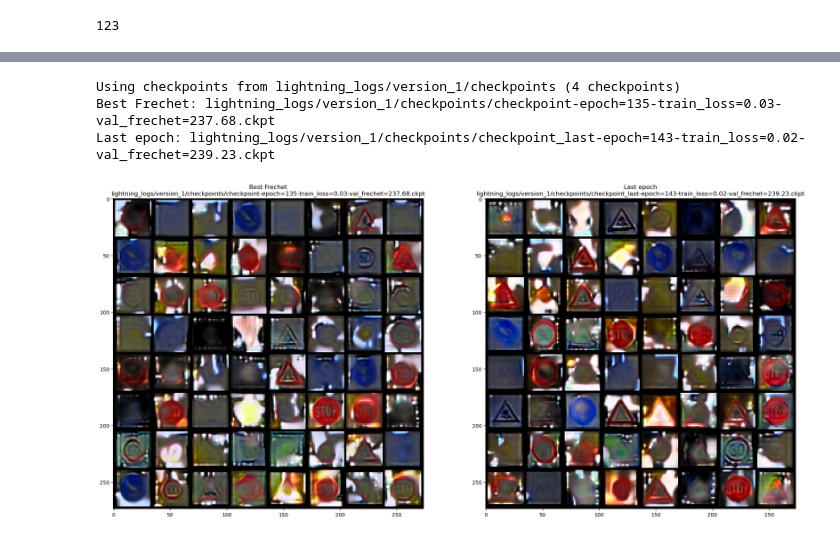
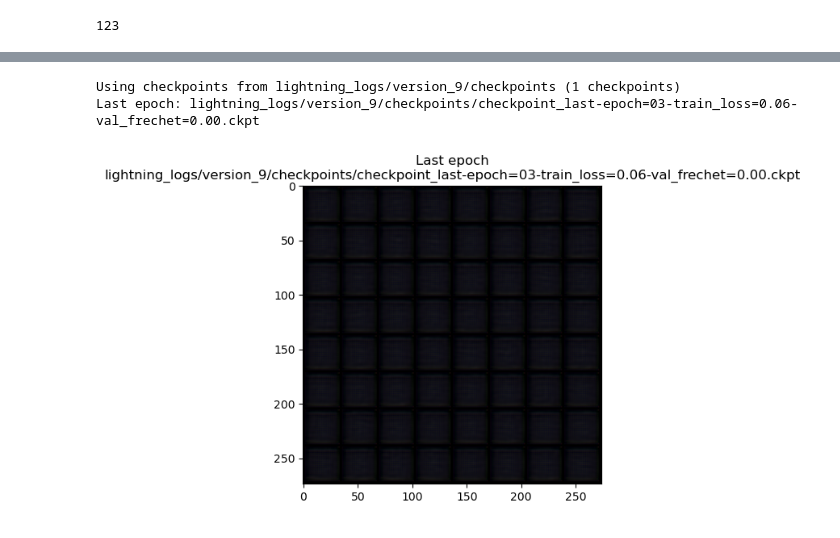
Before and after one commit to SNURTEL/24l-ssne, a Jupyter notebook: proj4/piatek_owienko_schafer_miniproject4.ipynb, the cells around one changed output, grey strips where cells are left out. Drawn from its saved outputs; the diff is of its cells as text; code cells hidden in the pictures.

Commit message:
Prep for basic ddpm on 400+ epochs

```diff
--- a/proj4/piatek_owienko_schafer_miniproject4.ipynb
+++ b/proj4/piatek_owienko_schafer_miniproject4.ipynb
@@ -68,7 +68,7 @@ class ImagesDataModule(pl.LightningDataModule):
         self._train, self._val, self._test = torch.utils.data.random_split(dataset, [train_size, val_size, test_size])
 
     def train_dataloader(self) -> TRAIN_DATALOADERS:
-        return DataLoader(self._train, batch_size=2048, shuffle=True, num_workers=12 if not self._in_memory else 0, pin_memory=True)
+        return DataLoader(self._train, batch_size=1024, shuffle=True, num_workers=12 if not self._in_memory else 0, pin_memory=True)
 
     def val_dataloader(self) -> EVAL_DATALOADERS:
         return DataLoader(self._val, batch_size=1024, shuffle=False, num_workers=12 if not self._in_memory else 0, pin_memory=True)
@@ -258,7 +243,7 @@ transform = transforms.Compose([
     transforms.Normalize((0.5, 0.5, 0.5,), (0.5, 0.5, 0.5)),
 ])
 
-dm = ImagesDataModule('data/trafic_32', transform, val_fraction=0.1, test_fraction=0.)
+dm = ImagesDataModule('data/trafic_32', transform, val_fraction=0.005, test_fraction=0.)
 # %%
 # CHECKPOINT: str | None = 'lightning_logs/version_0/checkpoints/checkpoint-epoch=47-val_frechet=253.98.ckpt'
 CHECKPOINT: str | None = None
@@ -285,14 +270,20 @@ last_epoch_callback = ModelCheckpoint(
     filename="checkpoint_last-{epoch:02d}-{train_loss:.2f}-{val_frechet:.2f}",
 )
 
+periodic_callback = ModelCheckpoint(
+    save_top_k=-1,
+    every_n_epochs=20,
+    filename="checkpoint_periodic-{epoch:02d}-{train_loss:.2f}-{val_frechet:.2f}",
+)
+
 trainer = pl.Trainer(
-    max_epochs=150,
+    max_epochs=400,
     callbacks=[
-        best_frechet_callback,
+        # best_frechet_callback,
+        periodic_callback,
         last_epoch_callback
     ],
-    log_every_n_steps=16,  # Dataset size / n batches with batch size 2048
-    check_val_every_n_epoch=8
+    check_val_every_n_epoch=1
 )
 
 trainer.fit(model, datamodule=dm, ckpt_path=CHECKPOINT)
@@ -336,31 +313,38 @@ LOGS_PATH = Path("lightning_logs")
 CHECKPOINTS_PATH = max(LOGS_PATH.glob("./*"), key=lambda x: int(x.name.split("_")[-1])) / "checkpoints"
 print(f"Using checkpoints from {CHECKPOINTS_PATH} ({len([f for f in CHECKPOINTS_PATH.glob('./*')])} checkpoints)")
 
-best_frechet_checkpoint = min((f for f in CHECKPOINTS_PATH.glob('./*') if not f.stem.startswith("checkpoint_last")),  key=lambda x: float(x.stem.split('=')[-1]))
+# best_frechet_checkpoint = min((f for f in CHECKPOINTS_PATH.glob('./*') if not f.stem.startswith("checkpoint_last")),  key=lambda x: float(x.stem.split('=')[-1]))
 last_epoch_checkpoint = max((f for f in CHECKPOINTS_PATH.glob('./*') if f.stem.startswith("checkpoint_last")), key=lambda x: int(x.stem.split('-')[1].split('=')[-1]))
-print(f"Best Frechet: {best_frechet_checkpoint}")
+# print(f"Best Frechet: {best_frechet_checkpoint}")
 print(f"Last epoch: {last_epoch_checkpoint}")
 # %% [output]
-Using checkpoints from lightning_logs/version_1/checkpoints (4 checkpoints)
-Best Frechet: lightning_logs/version_1/checkpoints/checkpoint-epoch=135-train_loss=0.03-val_frechet=237.68.ckpt
-Last epoch: lightning_logs/version_1/checkpoints/checkpoint_last-epoch=143-train_loss=0.02-val_frechet=239.23.ckpt
+Using checkpoints from lightning_logs/version_9/checkpoints (1 checkpoints)
+Last epoch: lightning_logs/version_9/checkpoints/checkpoint_last-epoch=03-train_loss=0.06-val_frechet=0.00.ckpt
 # %%
 model.eval()
 
-fig, axes = plt.subplots(1, 2, figsize=(24, 48))
+fig, axes = plt.subplots(1, 1)
 
 for path, name, ax in zip(
-        (best_frechet_checkpoint, last_epoch_checkpoint),
-        ("Best Frechet", "Last epoch"),
-    axes
+        (
+                # best_frechet_checkpoint,
+                last_epoch_checkpoint,
+        ),
+        (
+                # "Best Frechet",
+                "Last epoch",
+        ),
+    [axes]
 ):
     m = DiffusionModel.load_from_checkpoint(path, unet=UNet(3)).to(device)
+    m.eval()
 
-    preds = m.generate(64, 2000).cpu()
+    with torch.no_grad():
+        preds = m.generate(64, 1000).cpu()
     ax.set_title(f"{name}\n{path}")
     ax.imshow((torchvision.utils.make_grid(preds).permute(1, 2, 0)))
 # %% [output]
-[figure, old version]
+[figure, new version]
 # %%
 # test arbitrary checkpoints here
 
```
Also changed, not shown: parts of 3 cells of this notebook, 1 other file.
